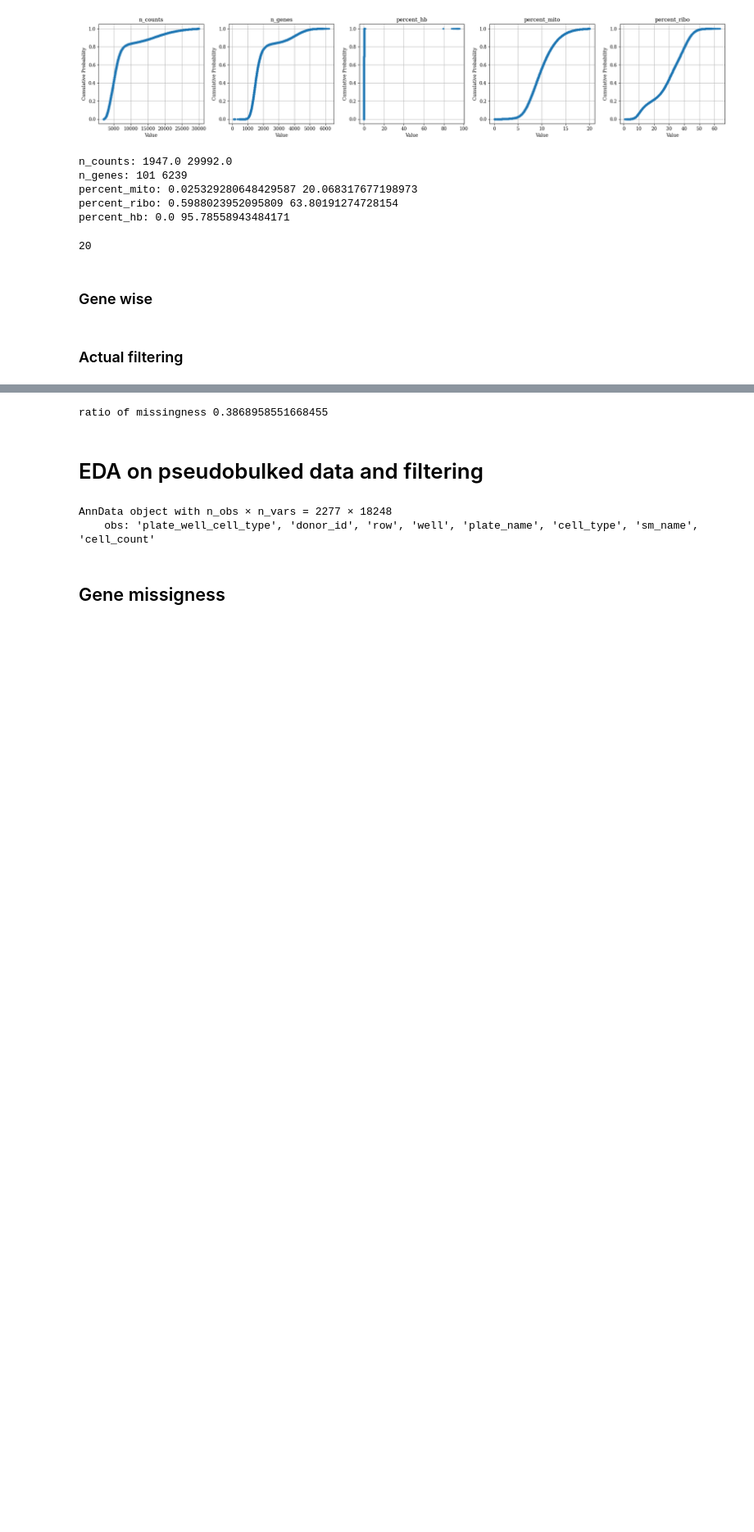
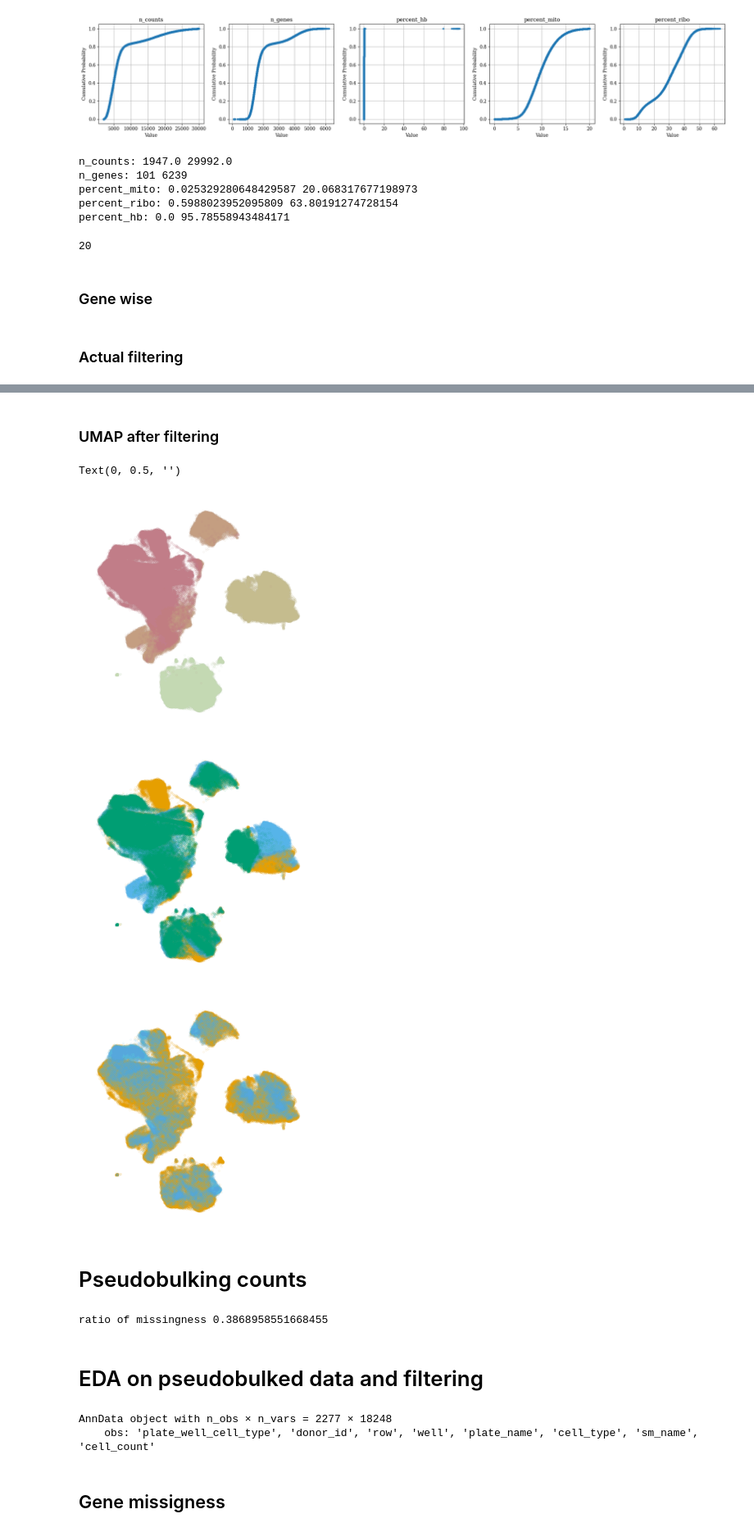
Before and after one commit to janursa/grn_benchmark, a Jupyter notebook: notebooks/preprocess.ipynb, the cells around one changed output, grey strips where cells are left out. Shown at 82% size. Cells and saved outputs as stored; diff of their text form; code cells hidden in the pictures; blank space fills up the shorter version.

```diff
--- a/notebooks/preprocess.ipynb
+++ b/notebooks/preprocess.ipynb
@@ -379,0 +424,7 @@ sc_counts= ad.read_h5ad(f'{work_dir}/../input/sc_counts_f.h5ad')
+# %% [markdown]
+### UMAP after filtering
+# %%
+sc_counts= ad.read_h5ad(f'{work_dir}/../input/sc_counts_f.h5ad')
+sc_counts.obs['positive_control'] = sc_counts.obs.sm_name.isin(controls2)
+outlier_compounds = ['Alvocidib', 'UNII-BXU45ZH6LI', 'CGP 60474', 'BMS-387032']+ ['CEP-18770 (Delanzomib)', 'IN1451', 'MLN 2238', 'Oprozomib (ONX 0912)'] + ['Proscillaridin A;Proscillaridin-A']
+sc_counts = sc_counts[~sc_counts.obs['sm_name'].isin(outlier_compounds), :]
@@ -379,0 +442,34 @@ sc_counts= ad.read_h5ad(f'{work_dir}/../input/sc_counts_f.h5ad')
+# %%
+from local_utils import plots
+figsize = (3.5, 3.5)
+fig, ax = plt.subplots(1, 1, figsize=figsize, sharey=False)
+bbox_to_anchor = (-.5, 1)
+s = .01
+plots.plot_umap(sc_counts, color='cell_type', palette=plots.colors_cell_type, ax=ax,
+                bbox_to_anchor=bbox_to_anchor, s=s, legend=False, alpha=.5)
+ax.spines[['left', 'bottom']].set_visible(False)
+ax.set_xlabel('')
+ax.set_ylabel('')
+
+fig, ax = plt.subplots(1, 1, figsize=figsize, sharey=False)
+plots.plot_umap(sc_counts, color='donor_id', palette=plots.colors_blind,
+                ax=ax, bbox_to_anchor=bbox_to_anchor, s=s, legend=False, alpha=.5)
+
+ax.spines[['left', 'bottom']].set_visible(False)
+ax.set_xlabel('')
+ax.set_ylabel('')
+
+fig, ax = plt.subplots(1, 1, figsize=figsize, sharey=False)
+plots.plot_umap(sc_counts, color='positive_control', palette=plots.colors_blind,
+                ax=ax, bbox_to_anchor=bbox_to_anchor, s=s, legend=False, alpha=.5)
+
+ax.spines[['left', 'bottom']].set_visible(False)
+ax.set_xlabel('')
+ax.set_ylabel('')
+# %% [output]
+Text(0, 0.5, '')
+[figure, added]
+[figure, added]
+[figure, added]
+# %% [markdown]
+# Pseudobulking counts
```
Also changed, not shown: parts of 13 cells of this notebook, 18 other files.
